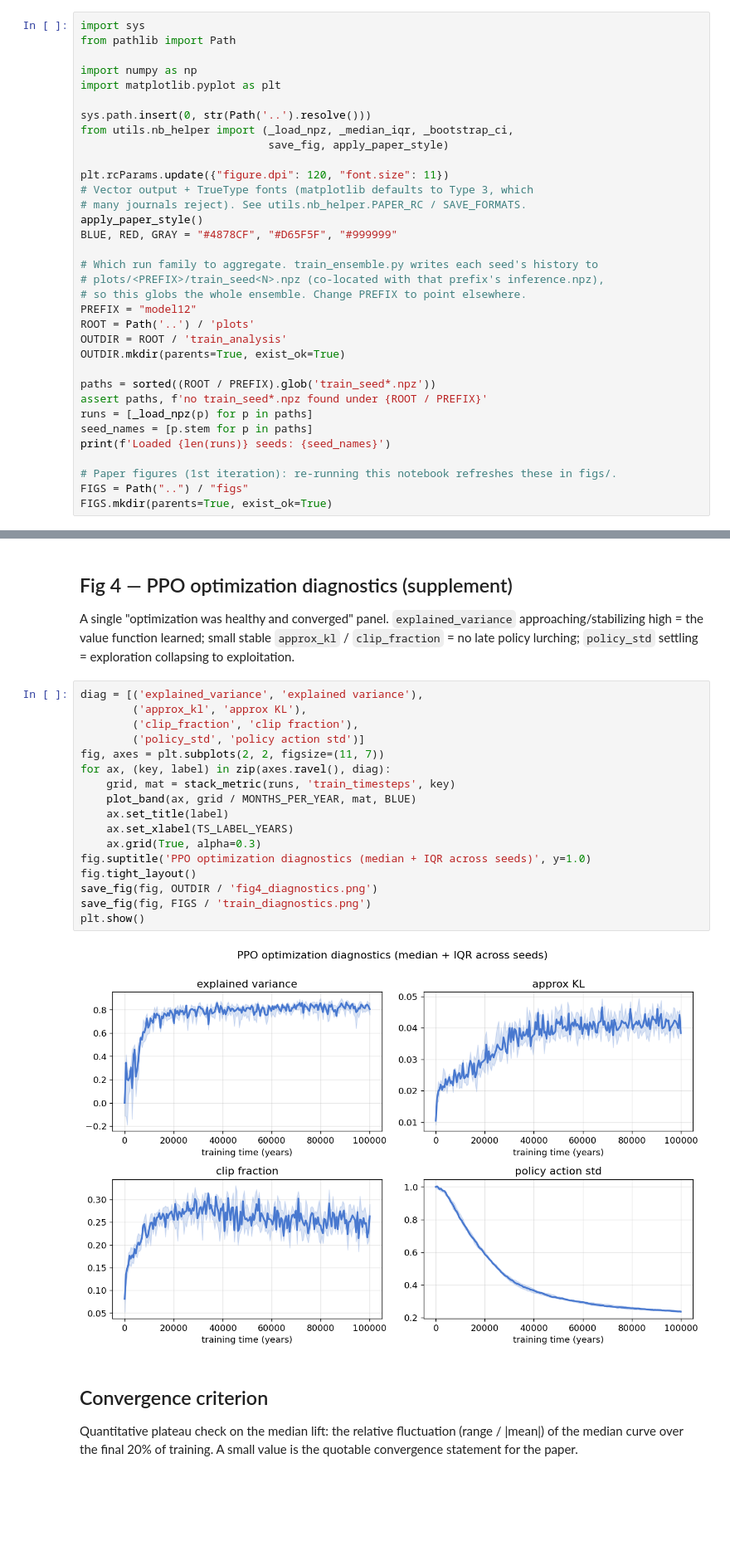
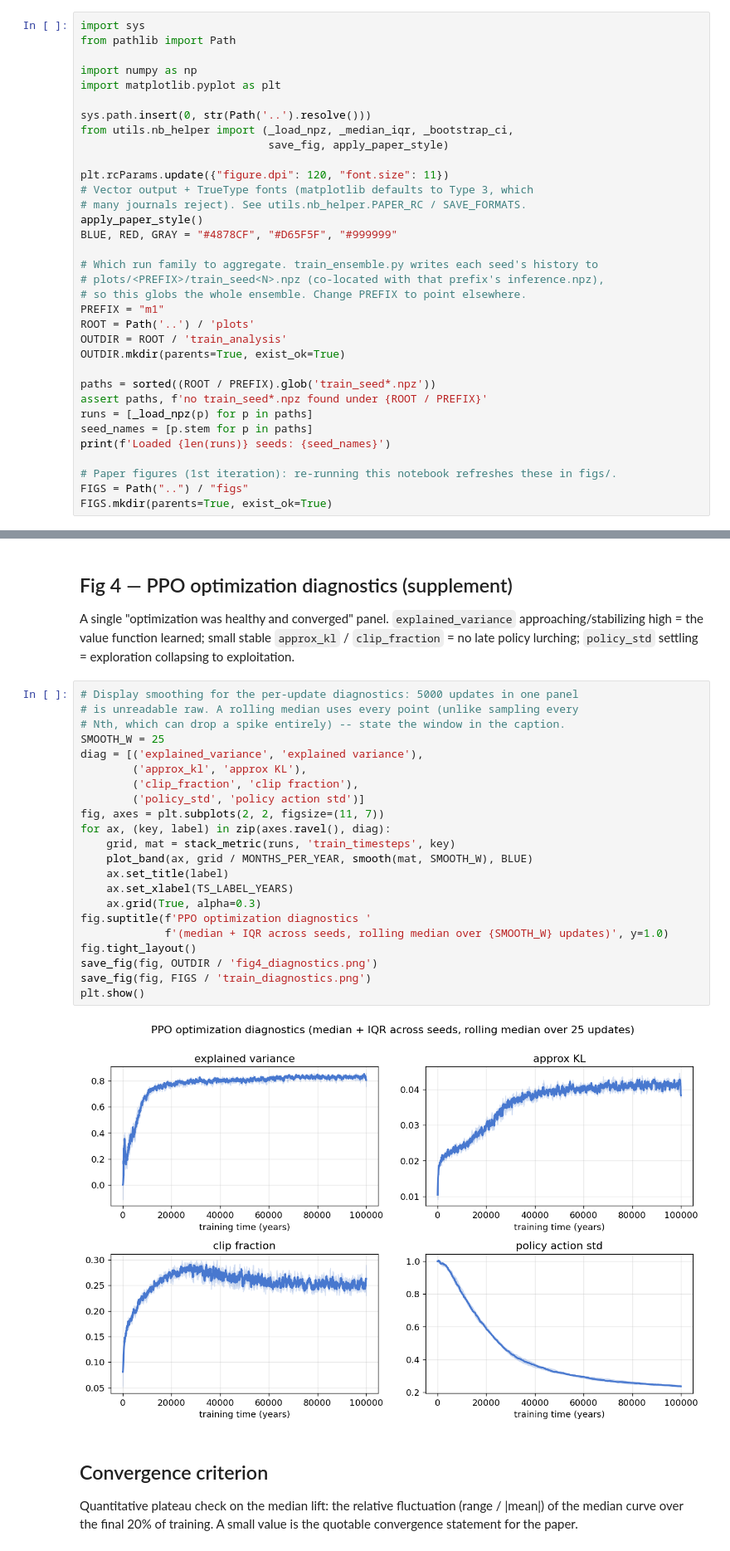
Before and after one commit to ayman-tech/enso-rl, a Jupyter notebook: notebooks/train_analysis.ipynb, the cells around one changed output, grey strips where cells are left out. Shown at 83% size. Cells and saved outputs as stored; diff of their text form; blank space fills up the shorter version.

```diff
--- a/notebooks/train_analysis.ipynb
+++ b/notebooks/train_analysis.ipynb
@@ -33,7 +33,7 @@ BLUE, RED, GRAY = "#4878CF", "#D65F5F", "#999999"
 # Which run family to aggregate. train_ensemble.py writes each seed's history to
 # plots/<PREFIX>/train_seed<N>.npz (co-located with that prefix's inference.npz),
 # so this globs the whole ensemble. Change PREFIX to point elsewhere.
-PREFIX = "model12"
+PREFIX = "m1"
 ROOT = Path('..') / 'plots'
 OUTDIR = ROOT / 'train_analysis'
 OUTDIR.mkdir(parents=True, exist_ok=True)
@@ -195,24 +201,29 @@ approaching/stabilizing high = the value function learned; small stable `approx_
 / `clip_fraction` = no late policy lurching; `policy_std` settling = exploration
 collapsing to exploitation.
 # %%
+# Display smoothing for the per-update diagnostics: 5000 updates in one panel
+# is unreadable raw. A rolling median uses every point (unlike sampling every
+# Nth, which can drop a spike entirely) -- state the window in the caption.
+SMOOTH_W = 25
 diag = [('explained_variance', 'explained variance'),
         ('approx_kl', 'approx KL'),
         ('clip_fraction', 'clip fraction'),
         ('policy_std', 'policy action std')]
 fig, axes = plt.subplots(2, 2, figsize=(11, 7))
 for ax, (key, label) in zip(axes.ravel(), diag):
     grid, mat = stack_metric(runs, 'train_timesteps', key)
-    plot_band(ax, grid / MONTHS_PER_YEAR, mat, BLUE)
+    plot_band(ax, grid / MONTHS_PER_YEAR, smooth(mat, SMOOTH_W), BLUE)
     ax.set_title(label)
     ax.set_xlabel(TS_LABEL_YEARS)
     ax.grid(True, alpha=0.3)
-fig.suptitle('PPO optimization diagnostics (median + IQR across seeds)', y=1.0)
+fig.suptitle(f'PPO optimization diagnostics '
+             f'(median + IQR across seeds, rolling median over {SMOOTH_W} updates)', y=1.0)
 fig.tight_layout()
 save_fig(fig, OUTDIR / 'fig4_diagnostics.png')
 save_fig(fig, FIGS / 'train_diagnostics.png')
 plt.show()
 # %% [output]
-[figure, old version]
+[figure, new version]
 # %% [markdown]
 ## Convergence criterion
 Quantitative plateau check on the median lift: the relative fluctuation
```
Also changed, not shown: parts of 5 cells of this notebook, 11 other files.
